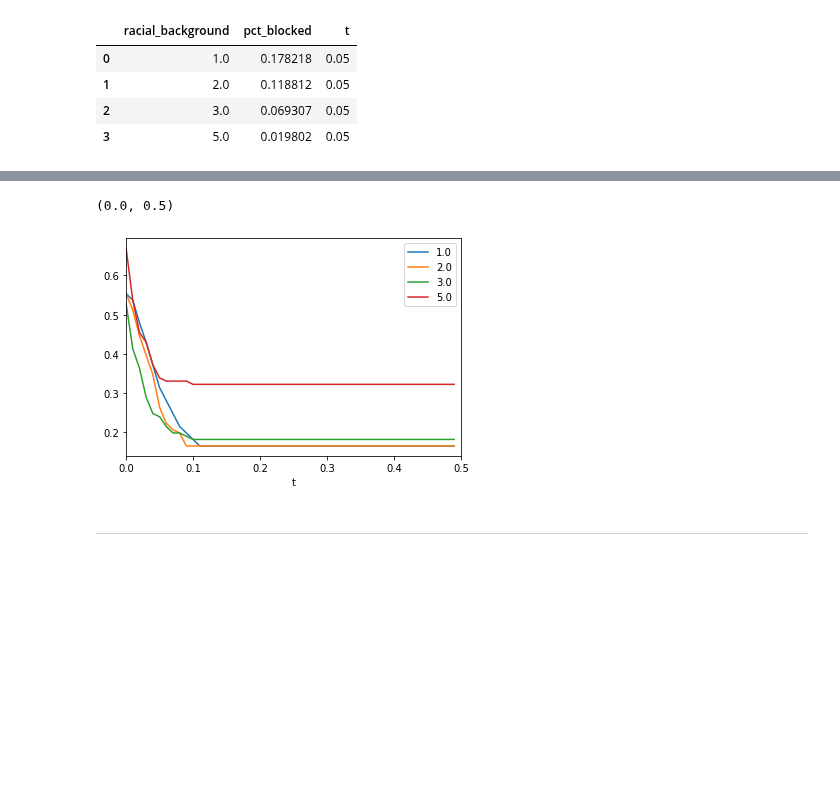
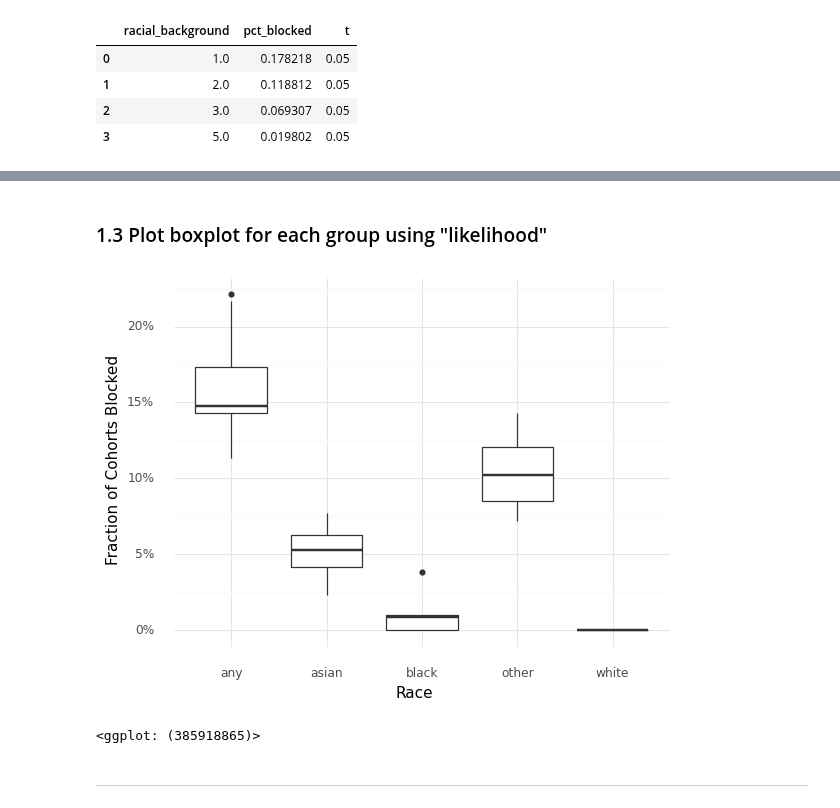
Before and after one commit to aberke/floc-analysis, a Jupyter notebook: notebooks/t-closeness.ipynb, the cells around one changed output, grey strips where cells are left out. Drawn from its saved outputs; the diff is of its cells as text; code cells hidden in the pictures; blank space fills up the shorter version.

Commit message:
adds boxplot for likelihood approach

```diff
--- a/notebooks/t-closeness.ipynb
+++ b/notebooks/t-closeness.ipynb
@@ -220,20 +221,31 @@ labs(y="Fraction of Cohorts Blocked",
-# %%
-#Plot
-n_cohorts_all = all_panels_df.cohort.nunique()
-fig = plt.figure()
-ax = plt.subplot()
-(tt
- [tt.blocked == False]
- .assign(pct_cohorts_blocked = lambda x: (n_cohorts_all-x.n_cohorts)/n_cohorts_all)
- .set_index('t')
- .groupby(demo_col)
- ['pct_cohorts_blocked']
- .plot(legend=True, ax=ax)
-)
-ax.set_xlim(0,0.5)
-# %% [output]
-(0.0, 0.5)
-[figure, removed]
+# %% [markdown]
+### 1.3 Plot boxplot for each group using "likelihood"
+# %%
+panels = np.random.choice(all_panels_df.panel_id, size=10)
+tt = all_panels_t_closeness(all_panels_df, demo_col, method='likelihood', panel_ids = panels)
+# %%
+from plotnine import geom_bar, geom_boxplot
+
+
+df = (tt
+ .assign(racial_background = lambda x: x.racial_background.map(race_values))
+      .drop(['t'], axis=1)
+      .drop_duplicates()
+)
+
+(ggplot() +
+# geom_ribbon(aes(x='t', ymin='lower', ymax='upper'), alpha=0.02, linetype='dashed', size=0.3) +
+ geom_boxplot(aes(x='racial_background', y='pct_blocked'), data=df) +
+# geom_line(aes(x='t', y='pct_blocked'), data=df_mean) +
+ labs(y="Fraction of Cohorts Blocked",
+    x="Race",
+    color="Racial Background") +
+ theme_minimal() +
+ scale_y_continuous(labels=lambda l: ["%d%%" % (v * 100) for v in l])
+)
+# %% [output]
+[figure, added]
+<ggplot: (385918865)>
 # %% [markdown]
 ---
 # %% [markdown]
```
Also changed, not shown: parts of 9 cells of this notebook.
